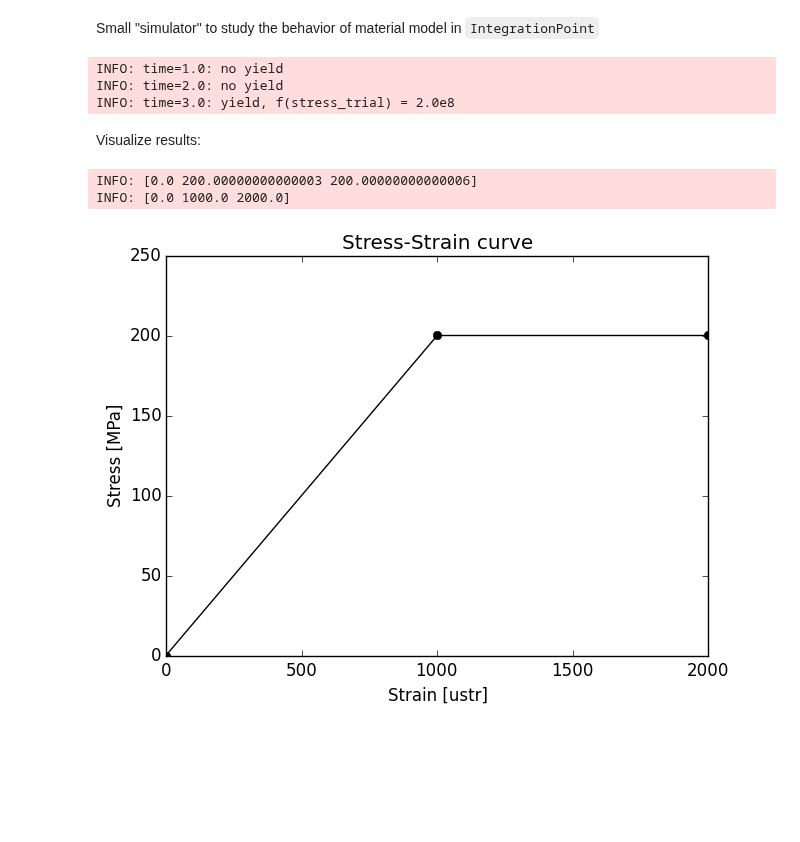
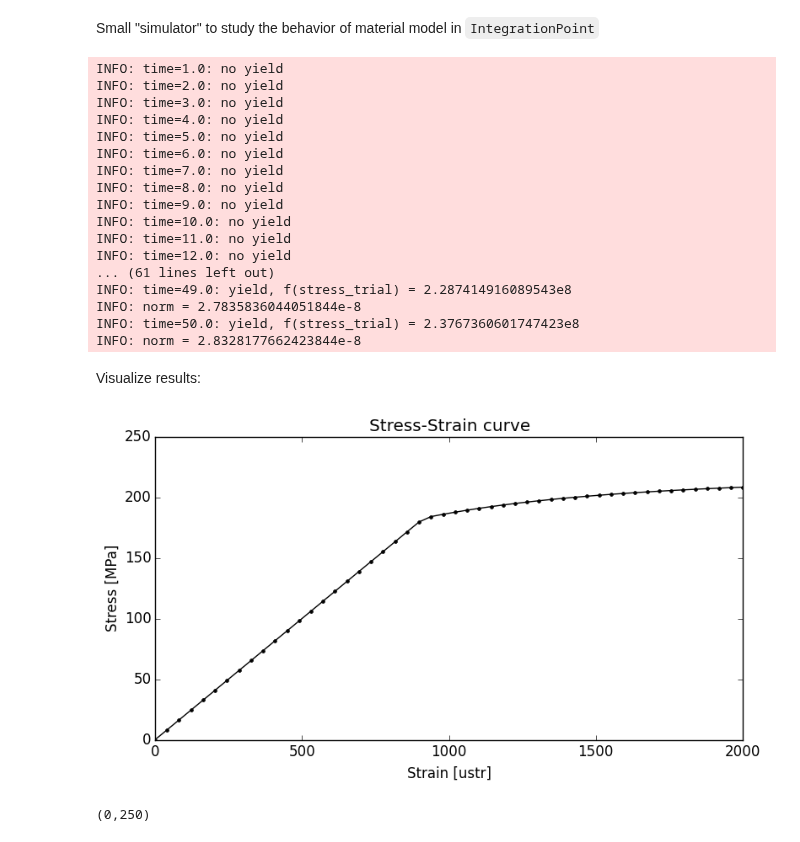
Before and after one commit to JuliaFEM/JuliaFEM.jl, a Jupyter notebook: docs/tutorials/2015-11-03-constitutive-modelling-using-juliafem.ipynb, the cells around one changed output. Cells and saved outputs as stored; diff of their text form; code cells hidden in the pictures; blank space fills up the shorter version.

Commit message:
ideal plastic working

```diff
--- a/docs/tutorials/2015-11-03-constitutive-modelling-using-juliafem.ipynb
+++ b/docs/tutorials/2015-11-03-constitutive-modelling-using-juliafem.ipynb
@@ -22,5 +22,5 @@ ip.fields["stress"] = Field()
 ip.fields["young"] = Field(200.0e9)
 ip.fields["poisson"] = Field(0.3)
 ip.fields["yield stress"] = Field(200.0e6)
-ip.fields["plastic rate parameter"] = Field() # material parameter
+ip.fields["plastic rate parameter"] = Field(0.0) # material parameter
 # %% [output]
@@ -124,7 +158,7 @@ calculate_stress! (generic function with 1 method)
 # %% [markdown]
 Small "simulator" to study the behavior of material model in `IntegrationPoint`
 # %%
-function run(steps=3)
+function run(steps=50)
 
     # initialization
     ip = IntegrationPoint([0.0, 0.0], 1.0)
@@ -144,10 +178,12 @@ function run(steps=3)
         # set up strain etc.
         time = Float64(time)
         poisson = last(ip.fields["poisson"])[1]
-        strain = zeros(3, 3)
+        strain = zeros(2, 2)
         strain[1, 1] = strain_11
         strain[2, 2] = -poisson*strain_11
-        strain[3, 3] = -poisson*strain_11
+        #strain[2, 2] = strain_11
+        strain[1, 2] = 1/3*strain_11
+        strain[2, 1] = 1/3*strain_11
 
         # calculate stress
         calculate_stress!(ip, strain, time)
@@ -160,35 +196,44 @@ ip = run();
 # %% [output]
 INFO: time=1.0: no yield
 INFO: time=2.0: no yield
-INFO: time=3.0: yield, f(stress_trial) = 2.0e8
+INFO: time=3.0: no yield
+INFO: time=4.0: no yield
+INFO: time=5.0: no yield
+INFO: time=6.0: no yield
+INFO: time=7.0: no yield
+INFO: time=8.0: no yield
+INFO: time=9.0: no yield
+INFO: time=10.0: no yield
+INFO: time=11.0: no yield
+INFO: time=12.0: no yield
+... (61 lines left out)
+INFO: time=49.0: yield, f(stress_trial) = 2.287414916089543e8
+INFO: norm = 2.7835836044051844e-8
+INFO: time=50.0: yield, f(stress_trial) = 2.3767360601747423e8
+INFO: norm = 2.8328177662423844e-8
 # %% [markdown]
 Visualize results:
 # %%
-function plot_stress_strain_curve(ip)
-    steps = length(ip.fields["total strain"])
-    eps11 = zeros(steps)
-    sig11 = zeros(steps)
-    for i=1:steps
-        # extract from integration points -- too complicated
-        # field -> timestep -> increment -> (vector of tensors, take first) -> (first component)
-        eps11[i] = ip.fields["total strain"][i][end][1][1,1]
-        sig11[i] = ip.fields["stress"][i][end][1][1,1]
-    end
-    eps11 *= 1.0e6
-    sig11 *= 1.0e-6
-
-    PyPlot.figure(figsize=(7, 5))
-    PyPlot.plot(eps11, sig11, "-ko")
-    PyPlot.title("Stress-Strain curve")
-    PyPlot.xlabel("Strain [ustr]")
-    PyPlot.ylabel("Stress [MPa]")
-    PyPlot.ylim([0, 250])
-    info(sig11')
-    info(eps11')
+steps = length(ip.fields["total strain"])
+eps11 = Float64[]
+sig11 = Float64[]
+principals = Vector{Float64}[]
+for i=1:steps
+    # extract from integration points -- too complicated
+    # field -> timestep -> increment -> (vector of tensors, take first) -> (first component)
+    strain = ip.fields["total strain"][i][end][1]*1.0e6
+    stress = ip.fields["stress"][i][end][1]*1.0e-6
+    push!(eps11, strain[1,1])
+    push!(sig11, stress[1,1])
+    push!(principals, sort(eigvals(stress)))
 end
 
-plot_stress_strain_curve(ip)
+#PyPlot.figure(figsize=(7, 5))
+PyPlot.plot(eps11, sig11, "-k.")
+PyPlot.title("Stress-Strain curve")
+PyPlot.xlabel("Strain [ustr]")
+PyPlot.ylabel("Stress [MPa]")
+PyPlot.ylim([0, 250])
 # %% [output]
+[figure, new version]
-INFO: [0.0 200.00000000000003 200.00000000000006]
-INFO: [0.0 1000.0 2000.0]
+(0,250)
-[figure, old version]
```
Also changed, not shown: parts of 3 cells of this notebook, 1 other file.
